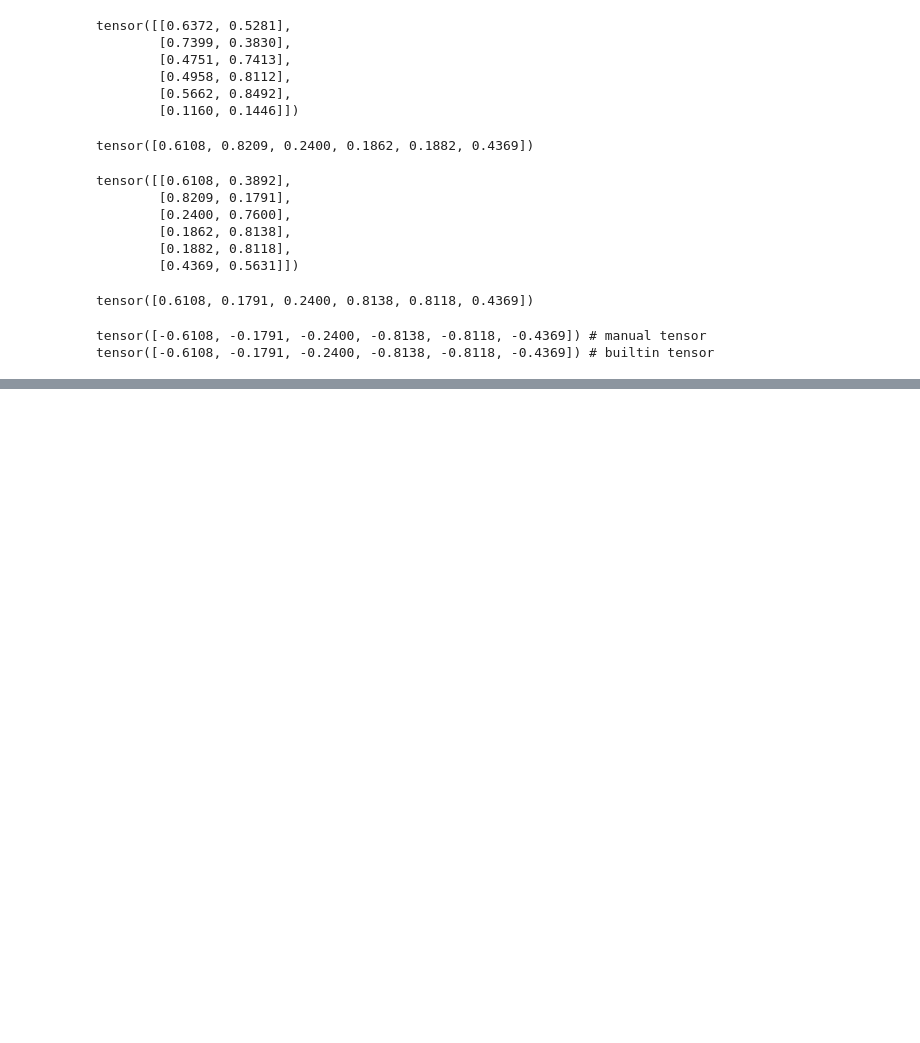
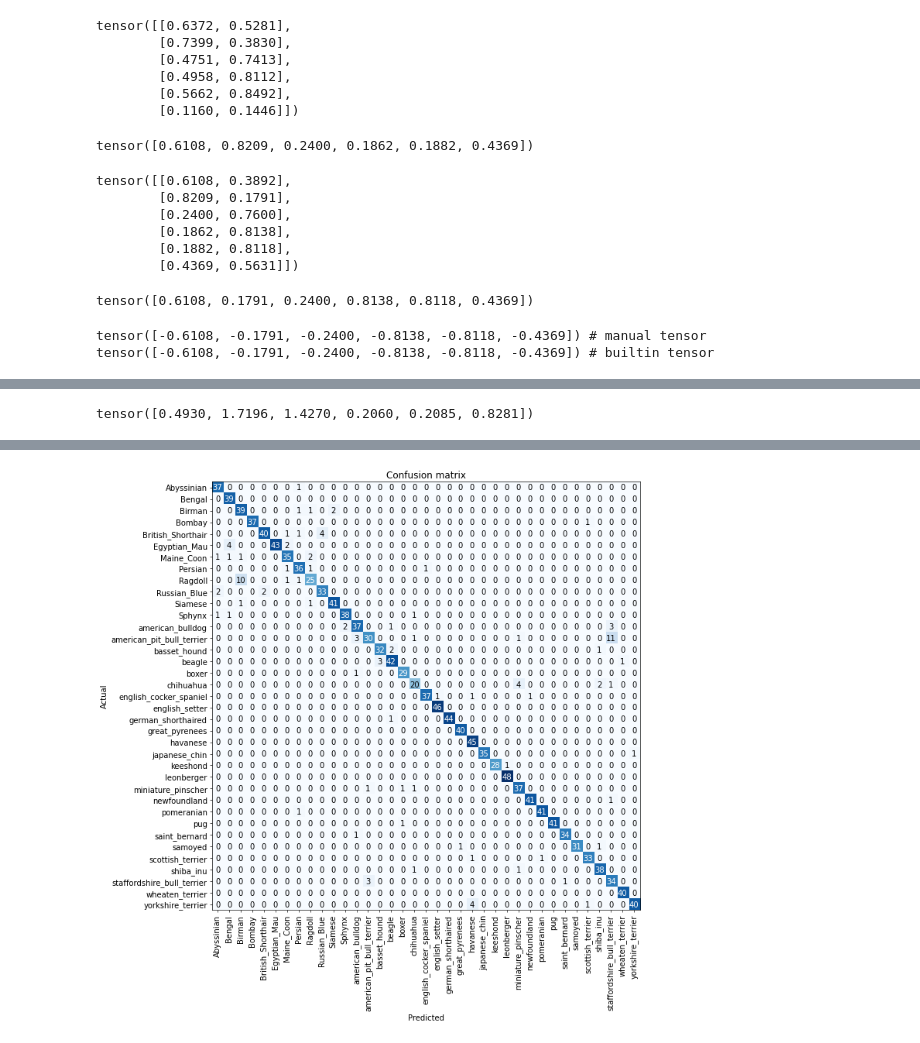
Before and after one commit to miketon/JupyterJeep, a Jupyter notebook: fast-ai-chapter05-image-classification.ipynb, the cells around one changed output, grey strips where cells are left out. Cells and saved outputs as stored; diff of their text form; code cells hidden in the pictures; blank space fills up the shorter version.

```diff
--- a/fast-ai-chapter05-image-classification.ipynb
+++ b/fast-ai-chapter05-image-classification.ipynb
@@ -242,0 +248,23 @@ tensor([-0.6108, -0.1791, -0.2400, -0.8138, -0.8118, -0.4369]) # builtin tensor
+# %%
+from fastai.vision.core import nn
+
+# Cross Entropy Loss is when we :
+# 1) Apply softmax to activations
+# 2) And then apply log likelihood to the softmax output
+
+# In pytorch this is available as an nn.CrossEntropyLoss() function
+loss_func = nn.CrossEntropyLoss()
+
+# By default pytorch loss function takes the means of the loss of all items
+loss_func(acts, targ)
+
+# But we can use reduction='none' to disable that
+nn.CrossEntropyLoss(reduction='none')(acts, targ)
+# %% [output]
+tensor([0.4930, 1.7196, 1.4270, 0.2060, 0.2085, 0.8281])
+# %%
+from fastai.vision.learner import ClassificationInterpretation
+
+interp = ClassificationInterpretation.from_learner(learn)
+interp.plot_confusion_matrix(figsize=(12,12), dpi=60)
+# %% [output]
@@ -242,0 +273 @@ tensor([-0.6108, -0.1791, -0.2400, -0.8138, -0.8118, -0.4369]) # builtin tensor
+[figure, added]
```
Also changed, not shown: parts of 16 cells of this notebook.
